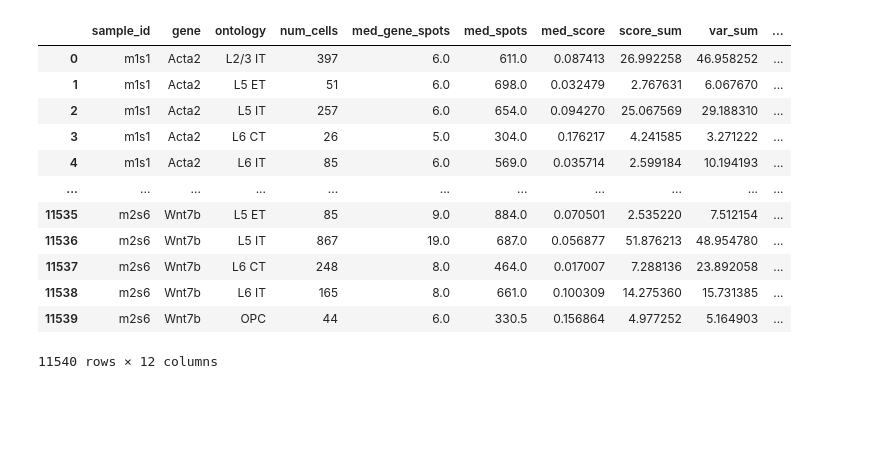
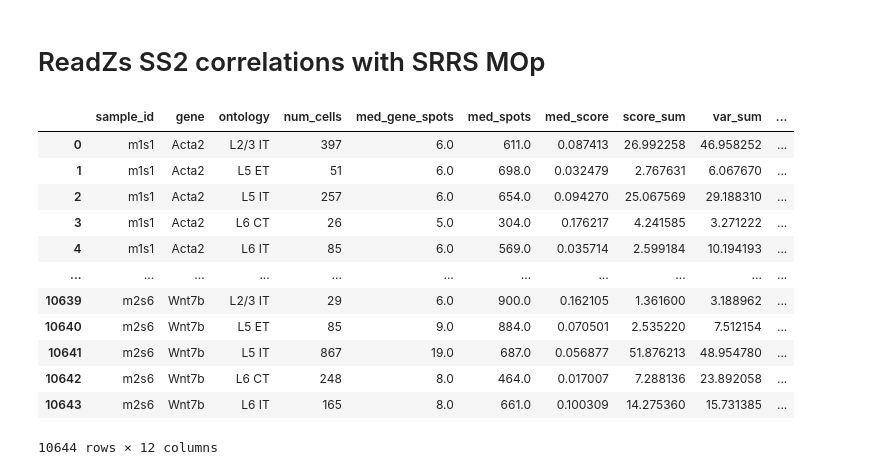
Before and after one commit to salzman-lab/SPRAWL, a Jupyter notebook: analysis/peripheral_readzs_srrs_gene_level_correlations.ipynb, the cells around one changed output. Saved outputs shown, nothing was run; the diff lists cells and outputs as text; code cells hidden in the pictures; blank space fills up the shorter version.

```diff
--- a/analysis/peripheral_readzs_srrs_gene_level_correlations.ipynb
+++ b/analysis/peripheral_readzs_srrs_gene_level_correlations.ipynb
@@ -13,24 +223,26 @@ from scipy import stats
+# %% [markdown]
+# ReadZs SS2 correlations with SRRS MOp
 # %%
-#input is from the gene_cell table, grouped on ontologies matching 10Xv3 dataset
+#input is from the gene_cell table, grouped on ontologies matching SS2 dataset
 #script is in ../analysis/mop_peripheral_to_rz_gene_annots.py
 #also filtered:
 #1. Dropped gene/cells which have fewer than 5 gene spots of interest
 #2. Dropped gene/cell-type/samples with fewer than 20 cells
 
-mop_df = pd.read_csv('../outputs/gene_ontology/MOp_periphal_ReadZs_gene_ontology.csv')
-mop_df
+mop_ss2_df = pd.read_csv('../outputs/gene_ontology/MOp_periphal_ReadZs_SS2_gene_ontology.csv')
+mop_ss2_df
 # %% [output]
 |  | sample_id | gene | ontology | num_cells | med_gene_spots | med_spots | med_score | score_sum | var_sum | ... |
 | 0 | m1s1 | Acta2 | L2/3 IT | 397 | 6.0 | 611.0 | 0.087413 | 26.992258 | 46.958252 | ... |
 | 1 | m1s1 | Acta2 | L5 ET | 51 | 6.0 | 698.0 | 0.032479 | 2.767631 | 6.067670 | ... |
 | 2 | m1s1 | Acta2 | L5 IT | 257 | 6.0 | 654.0 | 0.094270 | 25.067569 | 29.188310 | ... |
 | 3 | m1s1 | Acta2 | L6 CT | 26 | 5.0 | 304.0 | 0.176217 | 4.241585 | 3.271222 | ... |
 | 4 | m1s1 | Acta2 | L6 IT | 85 | 6.0 | 569.0 | 0.035714 | 2.599184 | 10.194193 | ... |
 | ... | ... | ... | ... | ... | ... | ... | ... | ... | ... | ... |
-| 11535 | m2s6 | Wnt7b | L5 ET | 85 | 9.0 | 884.0 | 0.070501 | 2.535220 | 7.512154 | ... |
-| 11536 | m2s6 | Wnt7b | L5 IT | 867 | 19.0 | 687.0 | 0.056877 | 51.876213 | 48.954780 | ... |
-| 11537 | m2s6 | Wnt7b | L6 CT | 248 | 8.0 | 464.0 | 0.017007 | 7.288136 | 23.892058 | ... |
-| 11538 | m2s6 | Wnt7b | L6 IT | 165 | 8.0 | 661.0 | 0.100309 | 14.275360 | 15.731385 | ... |
-| 11539 | m2s6 | Wnt7b | OPC | 44 | 6.0 | 330.5 | 0.156864 | 4.977252 | 5.164903 | ... |
+| 10639 | m2s6 | Wnt7b | L2/3 IT | 29 | 6.0 | 900.0 | 0.162105 | 1.361600 | 3.188962 | ... |
+| 10640 | m2s6 | Wnt7b | L5 ET | 85 | 9.0 | 884.0 | 0.070501 | 2.535220 | 7.512154 | ... |
+| 10641 | m2s6 | Wnt7b | L5 IT | 867 | 19.0 | 687.0 | 0.056877 | 51.876213 | 48.954780 | ... |
+| 10642 | m2s6 | Wnt7b | L6 CT | 248 | 8.0 | 464.0 | 0.017007 | 7.288136 | 23.892058 | ... |
+| 10643 | m2s6 | Wnt7b | L6 IT | 165 | 8.0 | 661.0 | 0.100309 | 14.275360 | 15.731385 | ... |
-11540 rows × 12 columns
+10644 rows × 12 columns
 # %%
```
Also changed, not shown: parts of 24 cells of this notebook, 15 other files.
